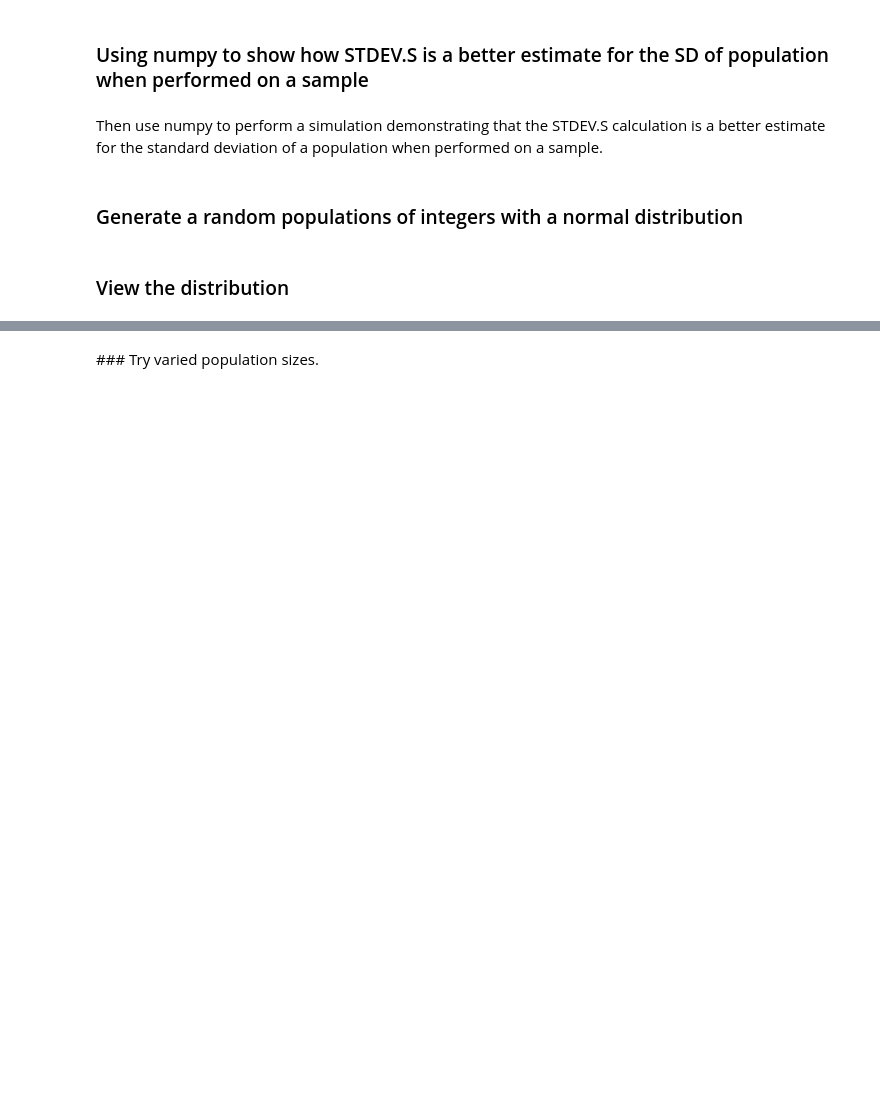
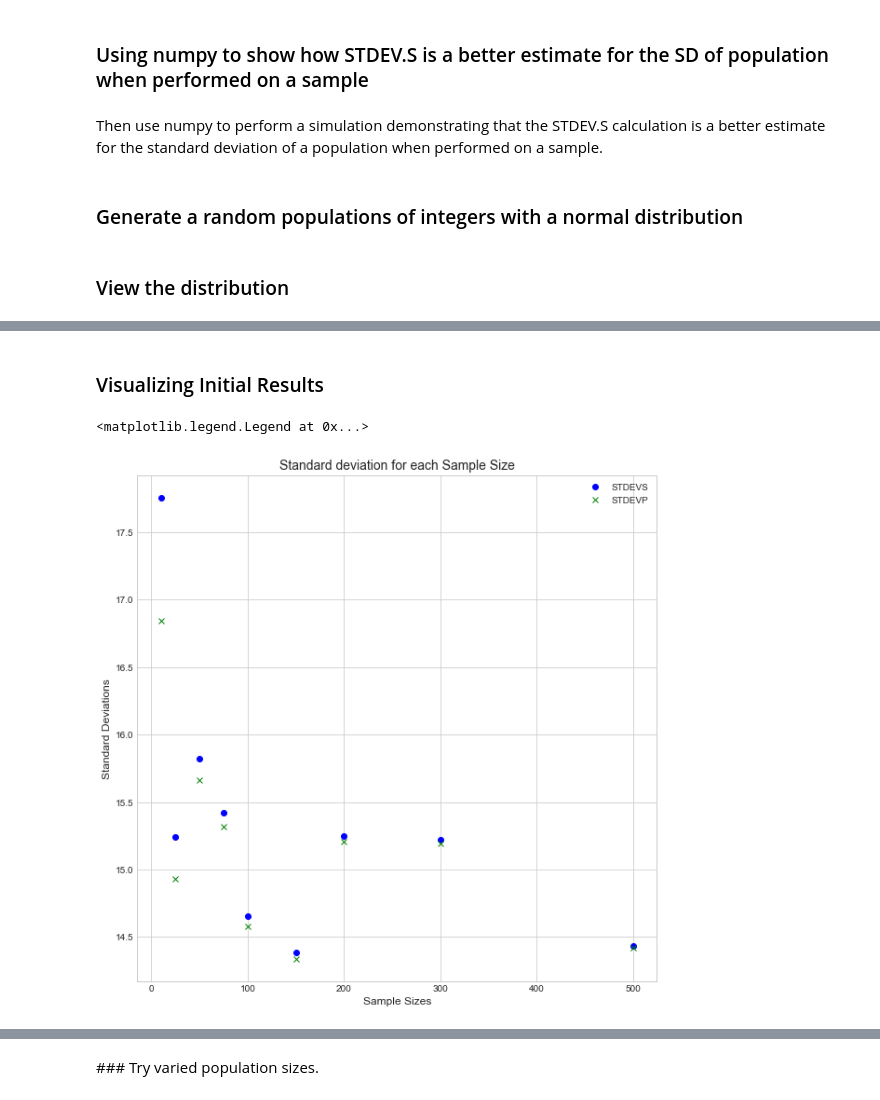
Before and after one commit to fionaoriordan/MLS_Tasks, a Jupyter notebook: Tasks.ipynb, the cells around one changed output, grey strips where cells are left out. Drawn from its saved outputs; the diff is of its cells as text; code cells hidden in the pictures; blank space fills up the shorter version.

```diff
--- a/Tasks.ipynb
+++ b/Tasks.ipynb
@@ -448,13 +405,12 @@ samplesizes
 # %%
-
-mylist = []
-# //test each samplesize
-for samplesize in samplesizes:
-    # repeat test for each sample 100 times.
-    for i in range(0,100):
-        sample = np.random.choice(pop, samplesize)
-        mylist.append([samplesize, np.mean(sample),
-                np.sqrt(np.sum((sample - np.mean(sample))**2)/len(sample)),
-                np.sqrt(np.sum((sample - np.mean(sample))**2)/(len(sample)-1))
+# create an empty array to hold sample results.
+sampleresults = []
+# //for each samplesize
+for s in samplesizes:
+#     create a sample from the population generated above, with sample size s and replace = False.
+    sample =  np.random.choice(pop, size=s, replace=False)
+#     Append the results to the array sampleresults including pop size, samplesize, sample mean, SDEV P, SDEV S.
+    sampleresults.append([popsize, s, np.mean(sample),
+                          np.sqrt(np.sum((sample - np.mean(sample))**2)/len(sample)),
+                          np.sqrt(np.sum((sample - np.mean(sample))**2)/(len(sample)-1))
                   ])
-#     np.sqrt(np.sum((x - np.mean(x))**2)/len(x))
@@ -461,9 +419,11 @@ for samplesize in samplesizes:
 # %%
-# data1 = np.array(list(mylist))
-df = pd.DataFrame(mylist, columns=["POP","SAMPLESIZE","STDN", "STDN-1"])
+# data = np.array(list(sampleresults))
+df = pd.DataFrame(sampleresults, columns=["POP","SAMPLESIZE","SAMPLEMEAN","STDEVP", "STDEVS"])
 df['POPSTD'] = popstd
 #  adapted from https://stackoverflow.com/a/48867801
-
-df['STDP%DIFF'] = ((df['STDN'] - df['POPSTD']).abs())/df['POPSTD']
-df['STDS%DIFF'] = ((df['STDN-1'] - df['POPSTD']).abs())/df['POPSTD']
-dfsorted = df.sort_values(by=['SAMPLESIZE'])
+# calculate % difference between popstd and STD
+df['STDP%DIFF'] = ((df['STDEVP'] - df['POPSTD']).abs())/df['POPSTD']
+df['STDS%DIFF'] = ((df['STDEVS'] - df['POPSTD']).abs())/df['POPSTD']
+# dfsorted = df.sort_values(by=['SAMPLESIZE'])
+# dfsorted
+df
@@ -469,0 +445,14 @@ dfsorted = df.sort_values(by=['SAMPLESIZE'])
+# %% [markdown]
+### Visualizing Initial Results
+# %%
+# Ploting  results for standard deviation using STDEV.P & STDEV.P versus pop STD
+# samplesize
+plt.plot(df['SAMPLESIZE'], df['STDEVS'], 'bo', label='STDEVS')
+plt.plot(df['SAMPLESIZE'], df['STDEVP'], 'gx', label='STDEVP')
+plt.title('Standard deviation for each Sample Size', fontsize='14')
+plt.xlabel('Sample Sizes', fontsize='12')
+plt.ylabel('Standard Deviations', fontsize='12')
+plt.legend()
+# %% [output]
+<matplotlib.legend.Legend at 0x...>
+[figure, added]
```
Also changed, not shown: parts of 34 cells of this notebook.
